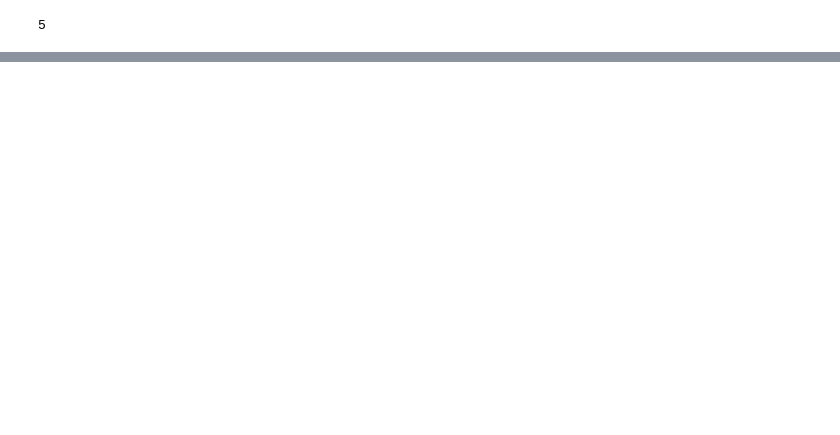
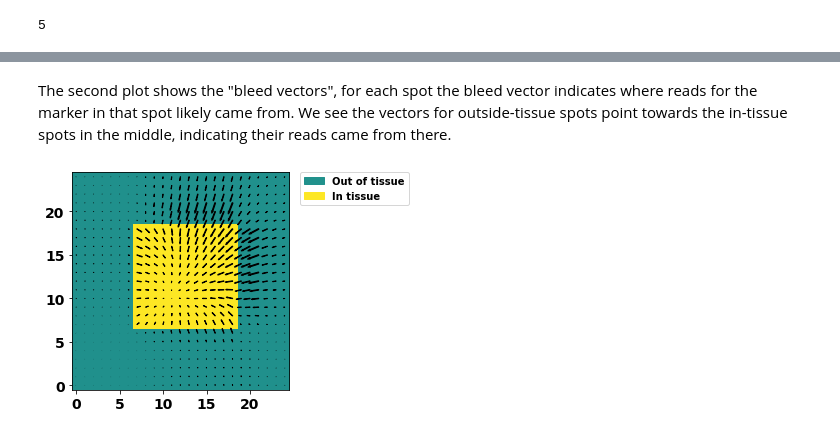
Before and after one commit to tansey-lab/bayestme, a Jupyter notebook: demo.ipynb, the cells around one changed output, grey strips where cells are left out. Saved outputs shown, nothing was run; the diff lists cells and outputs as text; code cells hidden in the pictures; blank space fills up the shorter version.

```diff
--- a/demo.ipynb
+++ b/demo.ipynb
@@ -102,0 +122,6 @@ Plot saved as ./3_bleeding_plot.pdf
+# %% [markdown]
+The second plot shows the "bleed vectors", for each spot the bleed vector indicates where reads for the marker in that spot likely came from. We see the vectors for outside-tissue spots point towards the in-tissue spots in the middle, indicating their reads came from there.
+# %%
+Image(filename='bleed_vectors_{}.png'.format(cleaned_dataset.gene_names[0]), unconfined=True)
+# %% [output]
+[figure, added]
```
Also changed, not shown: parts of 27 cells of this notebook, 6 other files.
